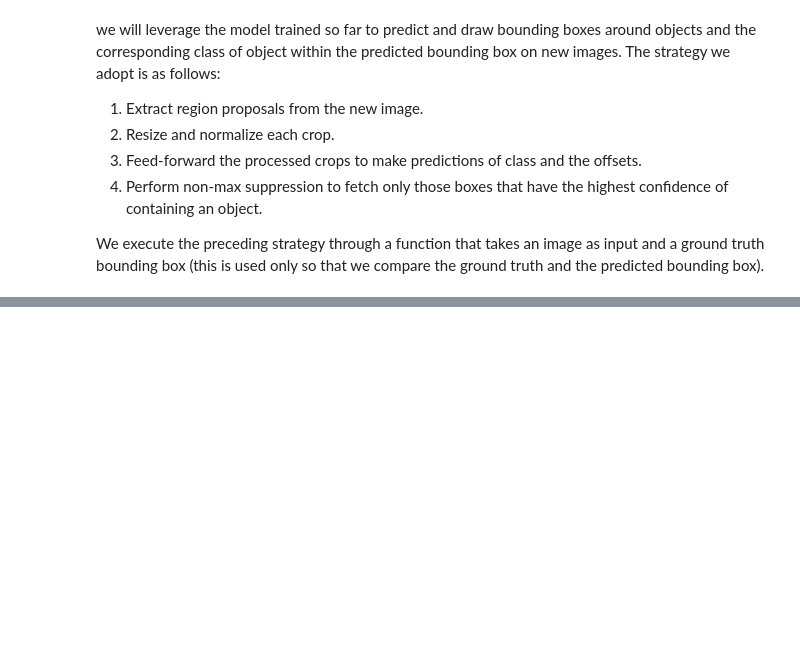
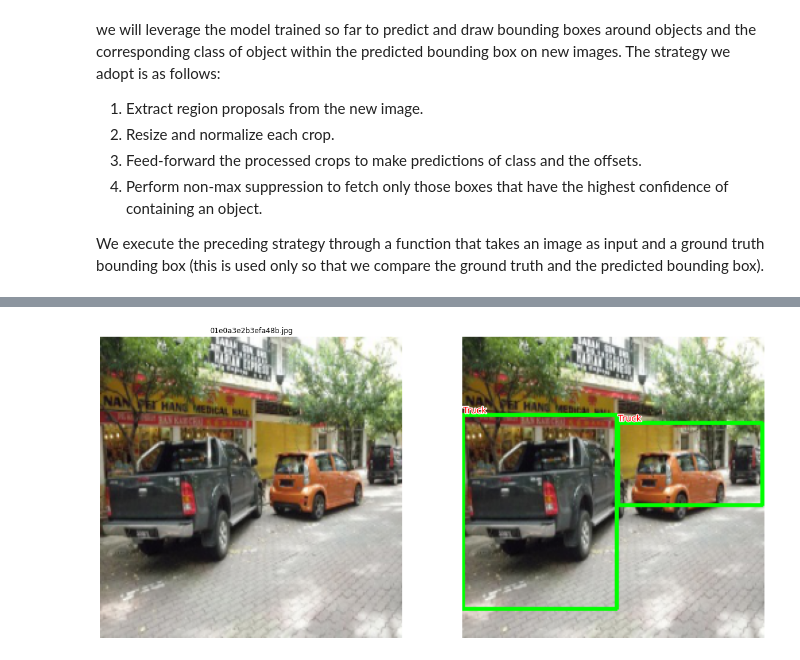
Before and after one commit to rahiakela/modern-computer-vision-with-pytorch, a Jupyter notebook: 7-basics-of-object-detection/3_training_fast_r_cnn_based_custom_object_detectors.ipynb, the cells around one changed output, grey strips where cells are left out. Cells and saved outputs as stored; diff of their text form; code cells hidden in the pictures; blank space fills up the shorter version.

```diff
--- a/7-basics-of-object-detection/3_training_fast_r_cnn_based_custom_object_detectors.ipynb
+++ b/7-basics-of-object-detection/3_training_fast_r_cnn_based_custom_object_detectors.ipynb
@@ -668,0 +564,4 @@ All of this time is consumed in generating region proposals, resizing each regio
+# %%
+test_predictions(test_ds[28][-1])
+# %% [output]
+[figure, added]
```
Also changed, not shown: parts of 9 cells of this notebook.
